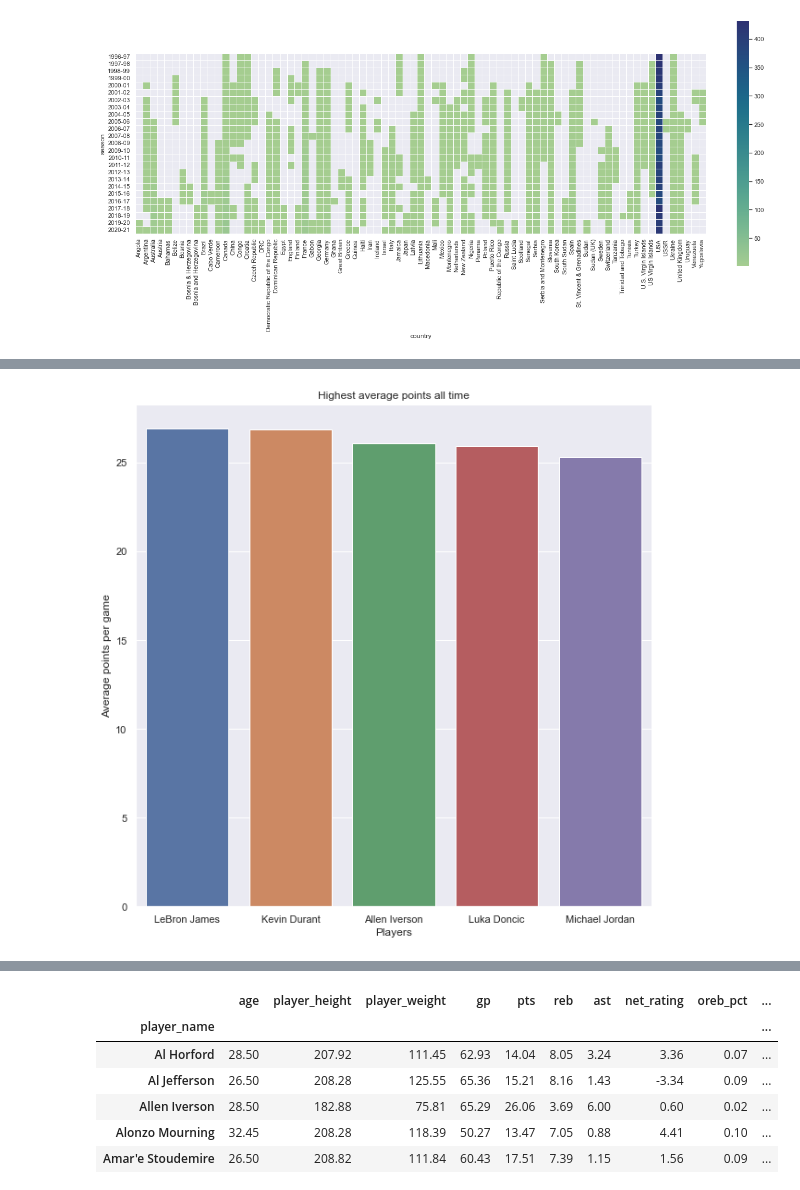
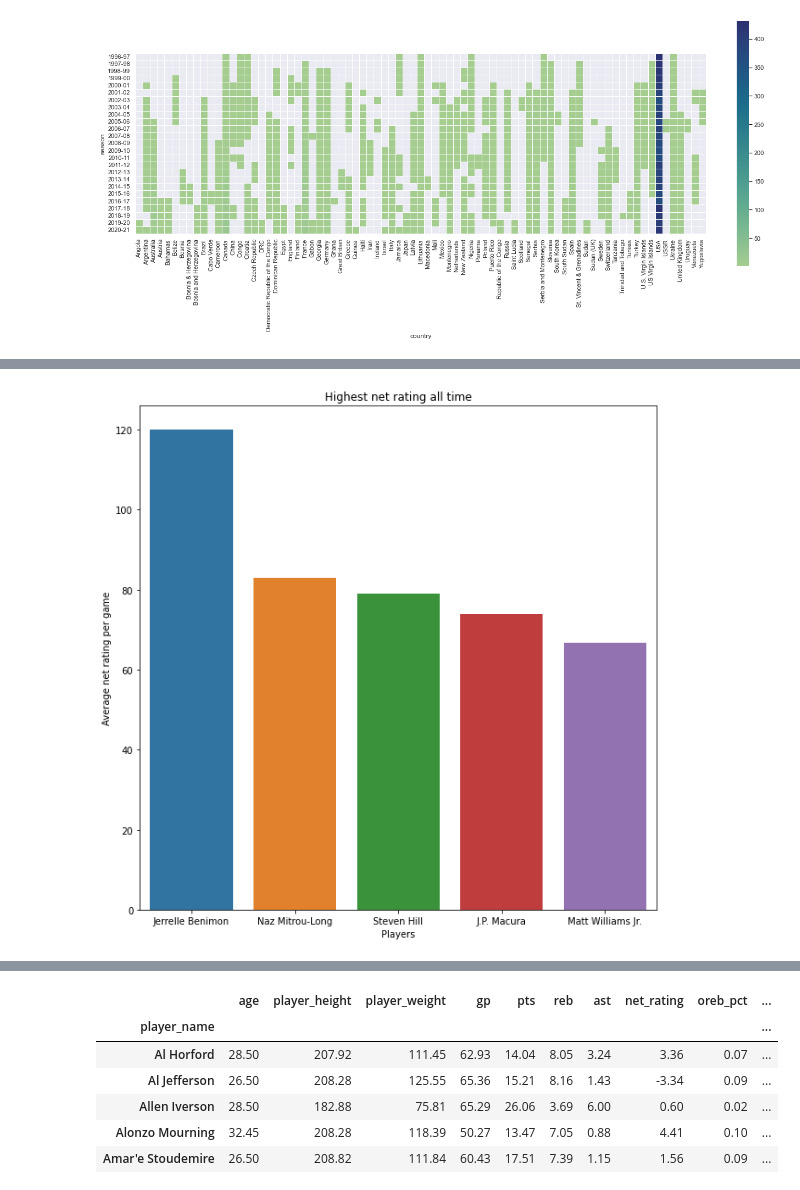
Before and after one commit to preet-panchal/NBA-MVP-Predictor, a Jupyter notebook: final-project-group16.ipynb, the cells around one changed output, grey strips where cells are left out. Drawn from its saved outputs; the diff is of its cells as text; code cells hidden in the pictures.

```diff
--- a/final-project-group16.ipynb
+++ b/final-project-group16.ipynb
@@ -295,0 +314,9 @@ player_highest_reb = df.groupby(["player_name"]).mean().sort_values(by='reb', as
+# %%
+# 7) Find the player with the most points, rebounds, assists, net rating, and shooting percentage respectively, of all-time.
+# Gather average data by using group by player name and the mean() function
+highest_player_stats = df.groupby(["player_name"]).mean()
+# Put data into a bar plot, set title, x and y labels, only top 5 players, sorted by points
+plt.figure(figsize=(10,10));
+highest_pts_plot = sns.barplot(x="player_name", y="pts", data=highest_player_stats.sort_values(by='pts', ascending=False).reset_index()[:5]);
+highest_pts_plot.set_title('Highest average points all time');
+highest_pts_plot.set(xlabel="Players", ylabel = "Average points per game");
@@ -296,8 +341,9 @@ player_highest_reb = df.groupby(["player_name"]).mean().sort_values(by='reb', as
 # %%
+# Put data into a bar plot, set title, x and y labels, only top 5 players, sorted by net rating
 plt.figure(figsize=(10,10));
-highest_pts_plot = sns.barplot(x="player_name", y="pts", data=player_highest_pts[:5]);
-highest_pts_plot.set_title('Highest average points all time');
-highest_pts_plot.set(xlabel="Players", ylabel = "Average points per game");
+highest_pts_plot = sns.barplot(x="player_name", y="net_rating", data=highest_player_stats.sort_values(by='net_rating', ascending=False).reset_index()[:5]);
+highest_pts_plot.set_title('Highest net rating all time');
+highest_pts_plot.set(xlabel="Players", ylabel = "Average net rating per game");
 # %% [output]
-[figure, old version]
+[figure, new version]
 # %%
```
Also changed, not shown: parts of 38 cells of this notebook.
